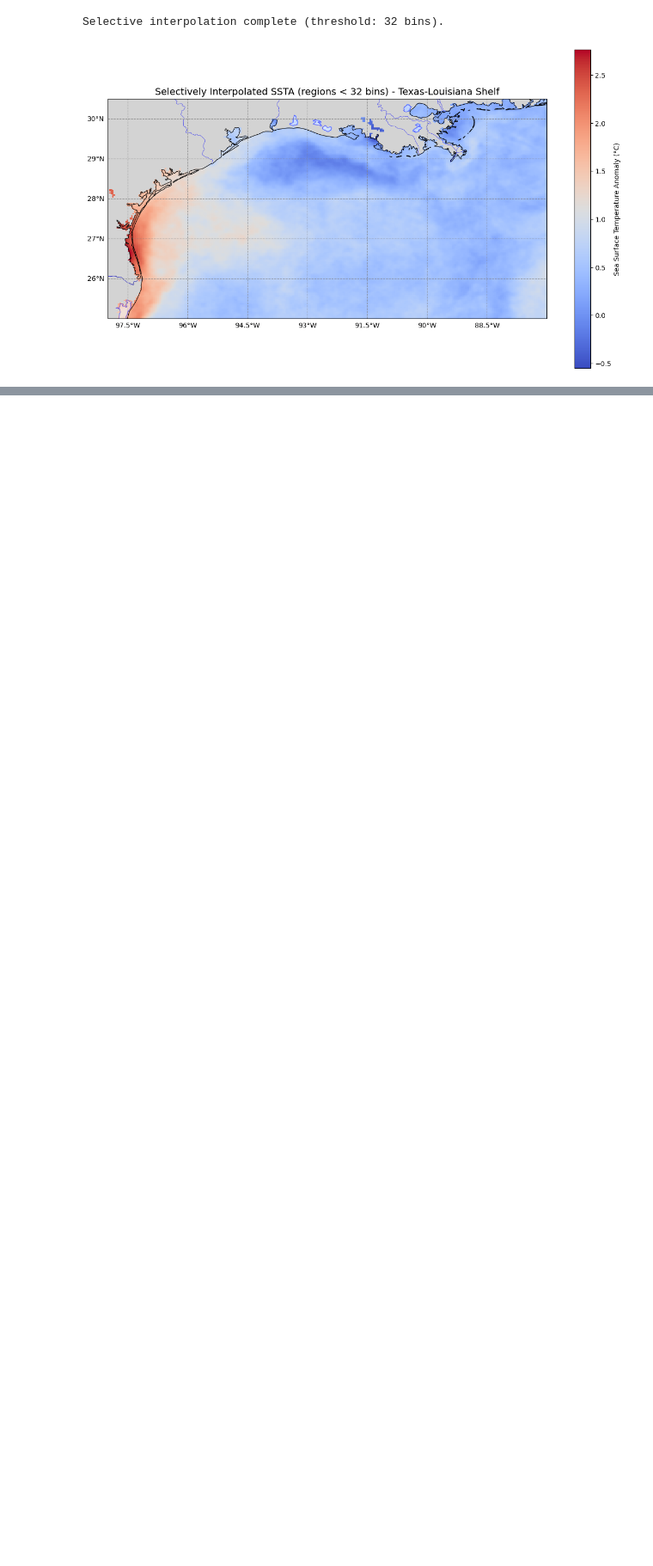
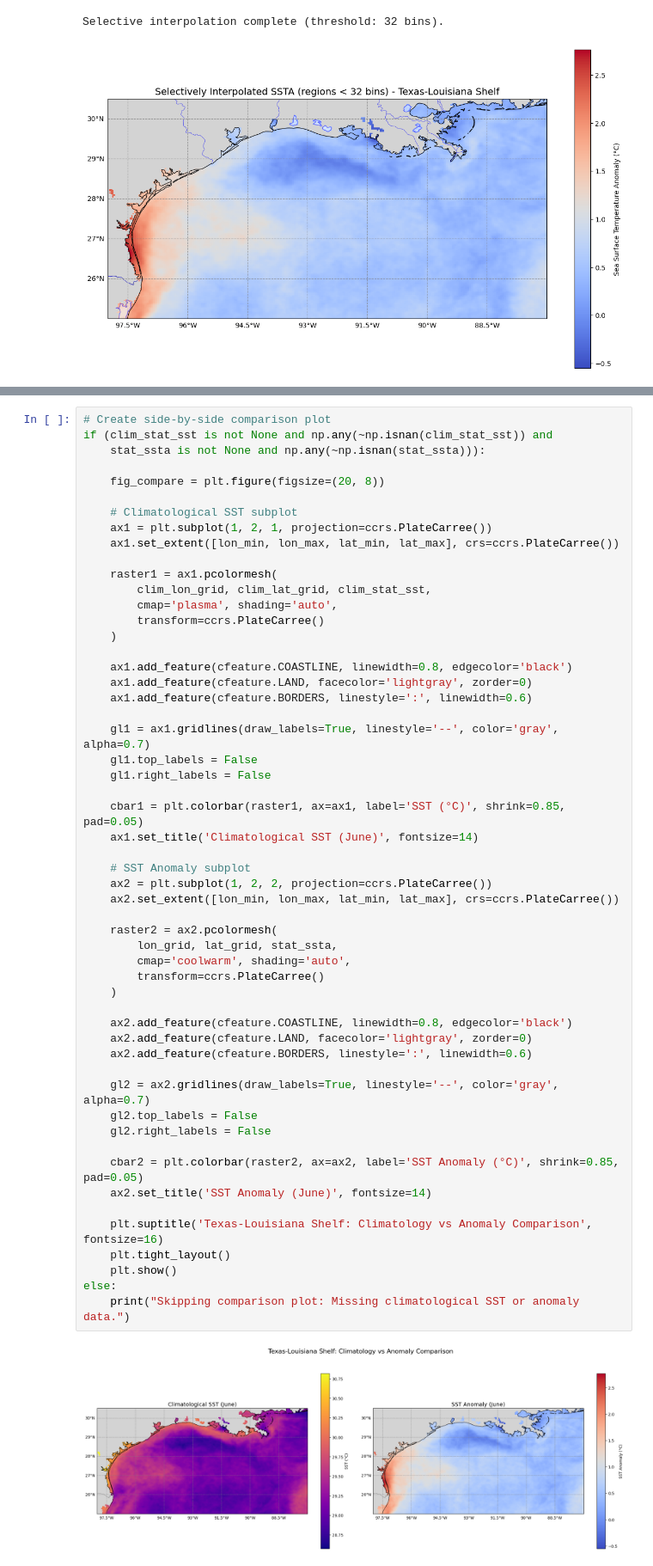
Before and after one commit to makaip/nasa-murep-local, a Jupyter notebook: cdom_sst/test_sstanom.ipynb, the cells around one changed output, grey strips where cells are left out. Shown at 86% size. Cells and saved outputs as stored; diff of their text form; blank space fills up the shorter version.

```diff
--- a/cdom_sst/test_sstanom.ipynb
+++ b/cdom_sst/test_sstanom.ipynb
@@ -281,0 +465,56 @@ Selective interpolation complete (threshold: 32 bins).
+# %%
+# Create side-by-side comparison plot
+if (clim_stat_sst is not None and np.any(~np.isnan(clim_stat_sst)) and
+    stat_ssta is not None and np.any(~np.isnan(stat_ssta))):
+
+    fig_compare = plt.figure(figsize=(20, 8))
+
+    # Climatological SST subplot
+    ax1 = plt.subplot(1, 2, 1, projection=ccrs.PlateCarree())
+    ax1.set_extent([lon_min, lon_max, lat_min, lat_max], crs=ccrs.PlateCarree())
+
+    raster1 = ax1.pcolormesh(
+        clim_lon_grid, clim_lat_grid, clim_stat_sst,
+        cmap='plasma', shading='auto',
+        transform=ccrs.PlateCarree()
+    )
+
+    ax1.add_feature(cfeature.COASTLINE, linewidth=0.8, edgecolor='black')
+    ax1.add_feature(cfeature.LAND, facecolor='lightgray', zorder=0)
+    ax1.add_feature(cfeature.BORDERS, linestyle=':', linewidth=0.6)
+
+    gl1 = ax1.gridlines(draw_labels=True, linestyle='--', color='gray', alpha=0.7)
+    gl1.top_labels = False
+    gl1.right_labels = False
+
+    cbar1 = plt.colorbar(raster1, ax=ax1, label='SST (°C)', shrink=0.85, pad=0.05)
+    ax1.set_title('Climatological SST (June)', fontsize=14)
+
+    # SST Anomaly subplot
+    ax2 = plt.subplot(1, 2, 2, projection=ccrs.PlateCarree())
+    ax2.set_extent([lon_min, lon_max, lat_min, lat_max], crs=ccrs.PlateCarree())
+
+    raster2 = ax2.pcolormesh(
+        lon_grid, lat_grid, stat_ssta,
+        cmap='coolwarm', shading='auto',
+        transform=ccrs.PlateCarree()
+    )
+
+    ax2.add_feature(cfeature.COASTLINE, linewidth=0.8, edgecolor='black')
+    ax2.add_feature(cfeature.LAND, facecolor='lightgray', zorder=0)
+    ax2.add_feature(cfeature.BORDERS, linestyle=':', linewidth=0.6)
+
+    gl2 = ax2.gridlines(draw_labels=True, linestyle='--', color='gray', alpha=0.7)
+    gl2.top_labels = False
+    gl2.right_labels = False
+
+    cbar2 = plt.colorbar(raster2, ax=ax2, label='SST Anomaly (°C)', shrink=0.85, pad=0.05)
+    ax2.set_title('SST Anomaly (June)', fontsize=14)
+
+    plt.suptitle('Texas-Louisiana Shelf: Climatology vs Anomaly Comparison', fontsize=16)
+    plt.tight_layout()
+    plt.show()
+else:
+    print("Skipping comparison plot: Missing climatological SST or anomaly data.")
+# %% [output]
+[figure, added]
```
Also changed, not shown: parts of 7 cells of this notebook, 1 other file.
